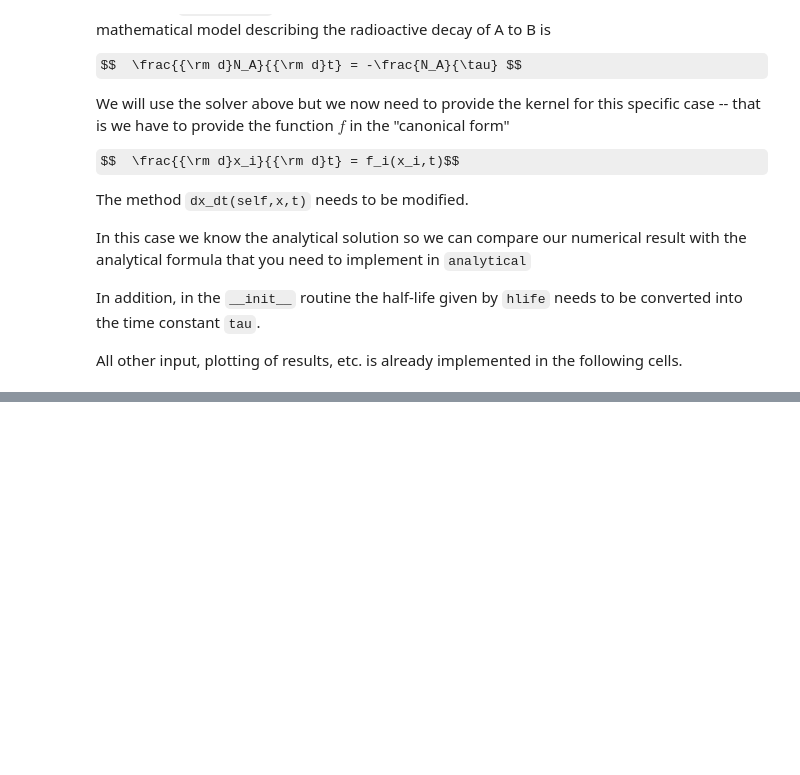
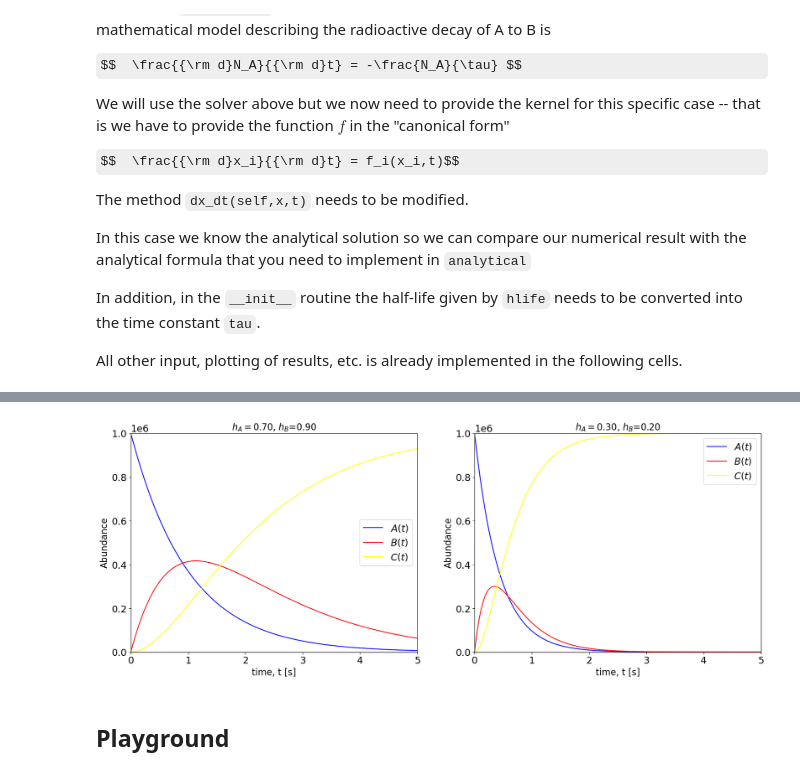
Before and after one commit to keithonpy/Scientific_Computing, a Jupyter notebook: 1. Radioactive Decay/radioactive_decay.ipynb, the cells around one changed output, grey strips where cells are left out. Saved outputs shown, nothing was run; the diff lists cells and outputs as text; code cells hidden in the pictures; some formulas as TeX source; blank space fills up the shorter version.

```diff
--- a/1. Radioactive Decay/radioactive_decay.ipynb
+++ b/1. Radioactive Decay/radioactive_decay.ipynb
@@ -152,0 +278,11 @@ Test cases for the radioactive decay
+# %%
+class RadioactiveABC:
+    def __init__(self,hlifeA,hlifeB):
+        self.tauA = hlifeA / np.log(2)
+        self.tauB = hlifeB / np.log(2)
+
+
+    def dx_dt(self,x,t):
+        # return dx/dt as a numpy array, given
+        # tauA, tauB and x
+        return np.array([-x[0]/self.tauA, x[0]/self.tauA - x[1]/self.tauB, x[1]/self.tauB])
@@ -152,0 +310,42 @@ Test cases for the radioactive decay
+# %%
+# plot the result
+
+# single figure of size 7x7 cm
+fig, ax  = plt.subplots(1, 2, figsize = (20, 7))
+
+# evolution of A
+panels = np.arange(2)
+for (hlifeA, hlifeB, panel) in zip(hlifeAs, hlifeBs, panels):
+    na = Result[hlifeA]["na"]
+    nb = Result[hlifeA]["nb"]
+    nc = Result[hlifeA]["nc"]
+    ts = Result[hlifeA]["ts"]
+
+    label = r"$A(t)$"
+    ax[panel].plot(ts, na, label=label, color='blue')
+
+    # evolution of B
+    label = r"$B(t)$"
+    ax[panel].plot(ts, nb, label=label, color='red')
+
+    # evolution of C
+    label = r"$C(t)$"
+    ax[panel].plot(ts, nc, label=label, color='yellow')
+
+    # generate legend
+    ax[panel].legend()
+
+    # axis labels
+    ax[panel].set_xlabel("time, t [s]")
+    ax[panel].set_ylabel(r"Abundance")
+
+# limits
+    ax[panel].set_xlim([0,5])
+    ax[panel].set_ylim([0,1000000])
+
+    title = r"$h_A=${0:1.2f}, $h_B$={1:1.2f}".format(hlifeA, hlifeB)
+    ax[panel].set_title(title)
+# %% [output]
+[figure, added]
+# %% [markdown]
+## Playground
```
Also changed, not shown: parts of 24 cells of this notebook.
